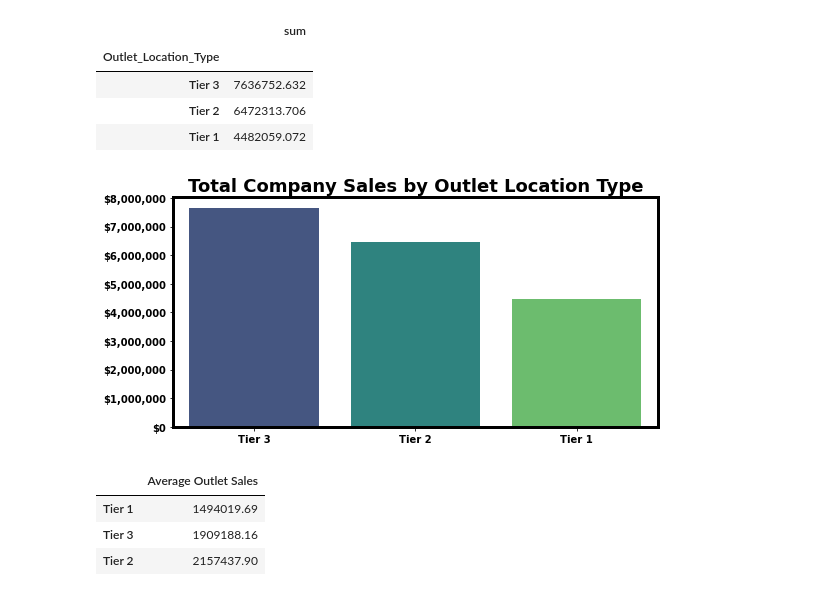
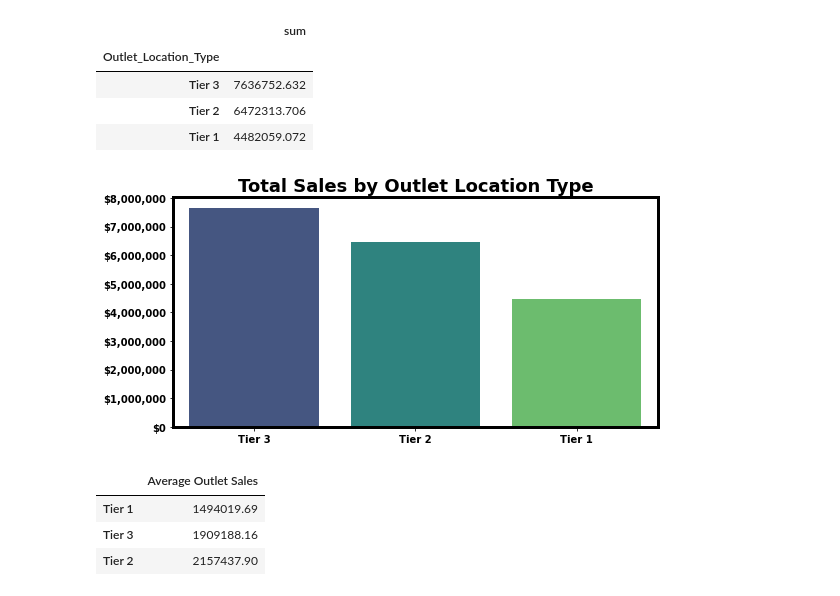
Before and after one commit to YBilodeau/Regression---Prediction-of-Grocery-Sales, a Jupyter notebook: Regression_Prediction_of_Grocery_Sales_.ipynb, the cells around one changed output. Drawn from its saved outputs; the diff is of its cells as text; code cells hidden in the pictures.

```diff
--- a/Regression_Prediction_of_Grocery_Sales_.ipynb
+++ b/Regression_Prediction_of_Grocery_Sales_.ipynb
@@ -2003,12 +2000,12 @@ company_sales_by_outlet_location_type_df
 | Tier 1 | 4482059.072 |
 # %%
 bar_plot(company_sales_by_outlet_location_type_df, 'sum',
+         file_name='Total Sales by Outlet Location Type.png',
+         tit_lab='Total Sales by Outlet Location Type',
          label_order=company_sales_by_outlet_location_type_df.index,
-         tit_lab='Total Company Sales by Outlet Location Type',
-         x_lab='', y_lab='',
          fmt=price_0_fmt)
 # %% [output]
-[figure, old version]
+[figure, new version]
 # %%
 # Create a dataframe grouped by Outlet_Location_Type displaying the
 # average Outlet_Identifiers aggregated sum of Item_Outlet_Sales
```
Also changed, not shown: parts of 9 cells of this notebook, 8 other files.
